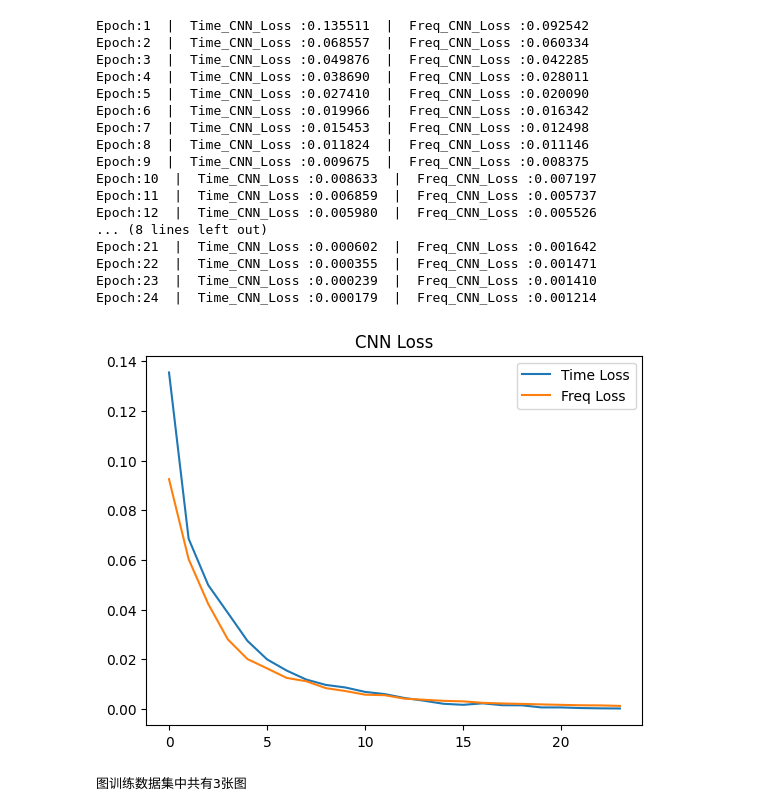
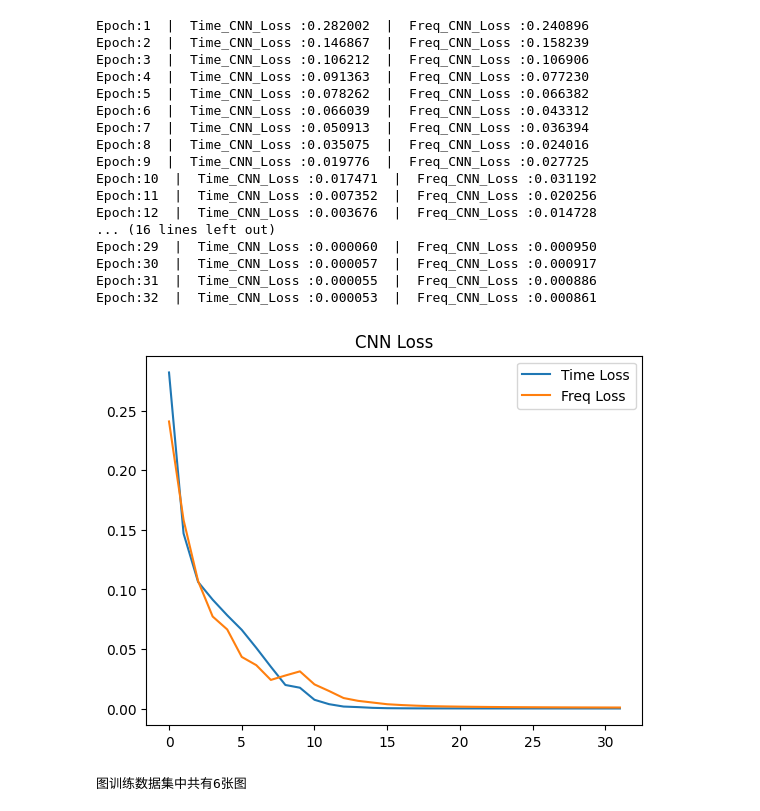
Before and after one commit to L1ndenbaum/GraphConvNetwork, a Jupyter notebook: GraphConv.ipynb, the cells around one changed output. Drawn from its saved outputs; the diff is of its cells as text; code cells hidden in the pictures.

```diff
--- a/GraphConv.ipynb
+++ b/GraphConv.ipynb
@@ -8,8 +8,8 @@ import datasets
 from torch.utils.data import random_split, DataLoader
 import utils, math
 
-mimii_dataset_SNR = 6
-N, K, query_size = 8, 3, 3
+mimii_dataset_SNR = 0
+N, K, query_size = 8, 3, 8
 dataset_transform = 'spectrogram'
 train_test_ratio = 0.1
 
@@ -29,7 +29,7 @@ else:
 # 加载数据集
 mimii_dataset = datasets.MIMII(root_dir=f'./data/mimii/{mimii_dataset_SNR}'+'dB_SNR',
                                 machine_classes=['fan', 'pump', 'valve', 'slider'],
-                                model_ids=['id_02'], categories=['normal', 'abnormal'],
+                                model_ids=['id_00'], categories=['normal', 'abnormal'],
                                 N=N, K=K, query_size=query_size, transform='spectrogram', seed=args.seed)
 print(f"数据集大小: {len(mimii_dataset)}")
 train_size = math.ceil(train_test_ratio * len(mimii_dataset))
@@ -75,7 +75,7 @@ import nets
 # CNN训练
 time_cnn_num_hidden_channels = 64
 freq_cnn_num_hidden_channels = 32
-cnn_num_epochs = 24
+cnn_num_epochs = 32
 time_cnn_lr = 0.05
 freq_cnn_lr = 0.1
 
@@ -95,7 +95,7 @@ def cnn_train(time_cnn, freq_cnn, train_loader, num_epochs, time_cnn_lr, freq_cn
     time_optimizer = optim.Adam(time_cnn.parameters(), lr=time_cnn_lr)
     freq_optimizer = optim.Adam(freq_cnn.parameters(), lr=freq_cnn_lr)
     time_scheduler = optim.lr_scheduler.StepLR(time_optimizer, step_size=12, gamma=0.95)
-    freq_scheduler = optim.lr_scheduler.StepLR(freq_optimizer, step_size=12, gamma=0.75)
+    freq_scheduler = optim.lr_scheduler.StepLR(freq_optimizer, step_size=12, gamma=0.85)
     loss_function = nn.CrossEntropyLoss()
     freq_cnn.to(args.device).train()
     freq_cnn.apply(init_weights)
@@ -128,51 +128,51 @@ def cnn_train(time_cnn, freq_cnn, train_loader, num_epochs, time_cnn_lr, freq_cn
             # 频域CNN 训练部分
             freq_waveforms = torch.stack(freq_waveforms).to(args.device)
             freq_optimizer.zero_grad()
             freq_y_hat = freq_cnn(freq_waveforms)
             loss = loss_function(freq_y_hat, labels)
             loss.backward()
             freq_loss = loss.item()
             freq_optimizer.step()
             freq_scheduler.step()
             metric.add(freq_waveforms.shape[0], time_loss, freq_loss)
             del freq_waveform, labels
             torch.cuda.empty_cache()
 
         time_losses.append(metric[1] / metric[0])
         freq_losses.append(metric[2] / metric[0])
         print(f"Epoch:{epoch}  |  Time_CNN_Loss :{time_losses[-1]:.6f}  |  Freq_CNN_Loss :{freq_losses[-1]:.6f}")
 
     fig = plt.figure()
     plt.plot(list(range(num_epochs)), time_losses, label='Time Loss')
     plt.plot(list(range(num_epochs)), freq_losses, label='Freq Loss')
     plt.title('CNN Loss')
     plt.legend()
     res_folder = f"./Results/{args.N}-way-{args.K}-shots"
     if not os.path.exists(res_folder):
         os.makedirs(res_folder)
     plt.savefig(os.path.join(res_folder, f"{args.SNR}SNR-cnn-train-res-{args.N}-way-{args.K}-shots"))
 
 cnn_train(time_cnn, freq_cnn, train_loader, num_epochs=cnn_num_epochs,
           time_cnn_lr=time_cnn_lr, freq_cnn_lr=freq_cnn_lr, args=args)
 # %% [output]
-Epoch:1  |  Time_CNN_Loss :0.135511  |  Freq_CNN_Loss :0.092542
-Epoch:2  |  Time_CNN_Loss :0.068557  |  Freq_CNN_Loss :0.060334
-Epoch:3  |  Time_CNN_Loss :0.049876  |  Freq_CNN_Loss :0.042285
-Epoch:4  |  Time_CNN_Loss :0.038690  |  Freq_CNN_Loss :0.028011
-Epoch:5  |  Time_CNN_Loss :0.027410  |  Freq_CNN_Loss :0.020090
-Epoch:6  |  Time_CNN_Loss :0.019966  |  Freq_CNN_Loss :0.016342
-Epoch:7  |  Time_CNN_Loss :0.015453  |  Freq_CNN_Loss :0.012498
-Epoch:8  |  Time_CNN_Loss :0.011824  |  Freq_CNN_Loss :0.011146
-Epoch:9  |  Time_CNN_Loss :0.009675  |  Freq_CNN_Loss :0.008375
-Epoch:10  |  Time_CNN_Loss :0.008633  |  Freq_CNN_Loss :0.007197
-Epoch:11  |  Time_CNN_Loss :0.006859  |  Freq_CNN_Loss :0.005737
-Epoch:12  |  Time_CNN_Loss :0.005980  |  Freq_CNN_Loss :0.005526
-... (8 lines left out)
-Epoch:21  |  Time_CNN_Loss :0.000602  |  Freq_CNN_Loss :0.001642
-Epoch:22  |  Time_CNN_Loss :0.000355  |  Freq_CNN_Loss :0.001471
-Epoch:23  |  Time_CNN_Loss :0.000239  |  Freq_CNN_Loss :0.001410
-Epoch:24  |  Time_CNN_Loss :0.000179  |  Freq_CNN_Loss :0.001214
+Epoch:1  |  Time_CNN_Loss :0.282002  |  Freq_CNN_Loss :0.240896
+Epoch:2  |  Time_CNN_Loss :0.146867  |  Freq_CNN_Loss :0.158239
+Epoch:3  |  Time_CNN_Loss :0.106212  |  Freq_CNN_Loss :0.106906
+Epoch:4  |  Time_CNN_Loss :0.091363  |  Freq_CNN_Loss :0.077230
+Epoch:5  |  Time_CNN_Loss :0.078262  |  Freq_CNN_Loss :0.066382
+Epoch:6  |  Time_CNN_Loss :0.066039  |  Freq_CNN_Loss :0.043312
+Epoch:7  |  Time_CNN_Loss :0.050913  |  Freq_CNN_Loss :0.036394
+Epoch:8  |  Time_CNN_Loss :0.035075  |  Freq_CNN_Loss :0.024016
+Epoch:9  |  Time_CNN_Loss :0.019776  |  Freq_CNN_Loss :0.027725
+Epoch:10  |  Time_CNN_Loss :0.017471  |  Freq_CNN_Loss :0.031192
+Epoch:11  |  Time_CNN_Loss :0.007352  |  Freq_CNN_Loss :0.020256
+Epoch:12  |  Time_CNN_Loss :0.003676  |  Freq_CNN_Loss :0.014728
+... (16 lines left out)
+Epoch:29  |  Time_CNN_Loss :0.000060  |  Freq_CNN_Loss :0.000950
+Epoch:30  |  Time_CNN_Loss :0.000057  |  Freq_CNN_Loss :0.000917
+Epoch:31  |  Time_CNN_Loss :0.000055  |  Freq_CNN_Loss :0.000886
+Epoch:32  |  Time_CNN_Loss :0.000053  |  Freq_CNN_Loss :0.000861
-[figure, old version]
+[figure, new version]
 # %%
 from torch_geometric.data import Data
 def graph_construction(feature_vecs, labels):
@@ -231,7 +231,7 @@ time_graph_trainloader = GeometricDataLoader(time_graph_dataset, batch_size=1)
 freq_graph_trainloader = GeometricDataLoader(freq_graph_dataset, batch_size=1)
 print(f"图训练数据集中共有{len(time_graph_trainloader)}张图")
 # %% [output]
-图训练数据集中共有3张图
+图训练数据集中共有6张图
 # %%
 from torch_geometric.nn import GCNConv
 from torch.nn import functional as F
```
Also changed, not shown: parts of 4 cells of this notebook, 6 other files.
